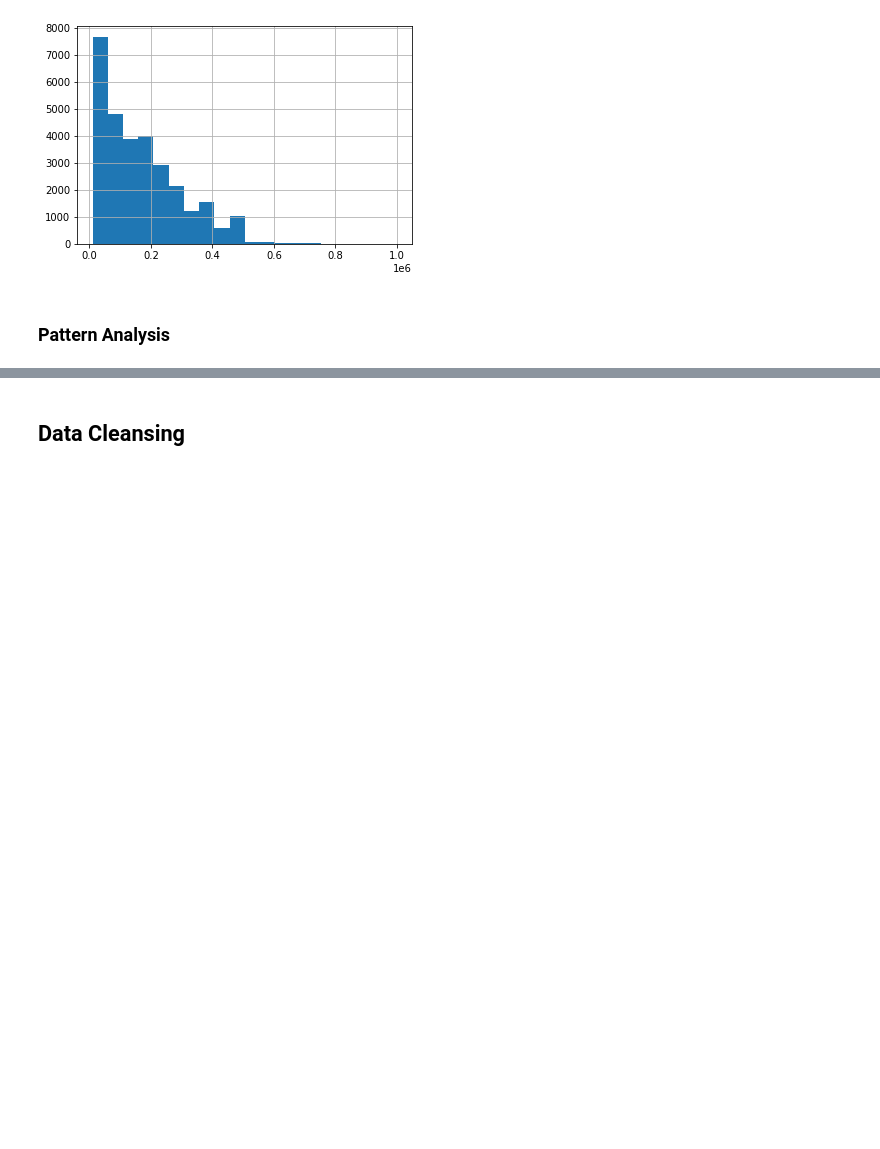
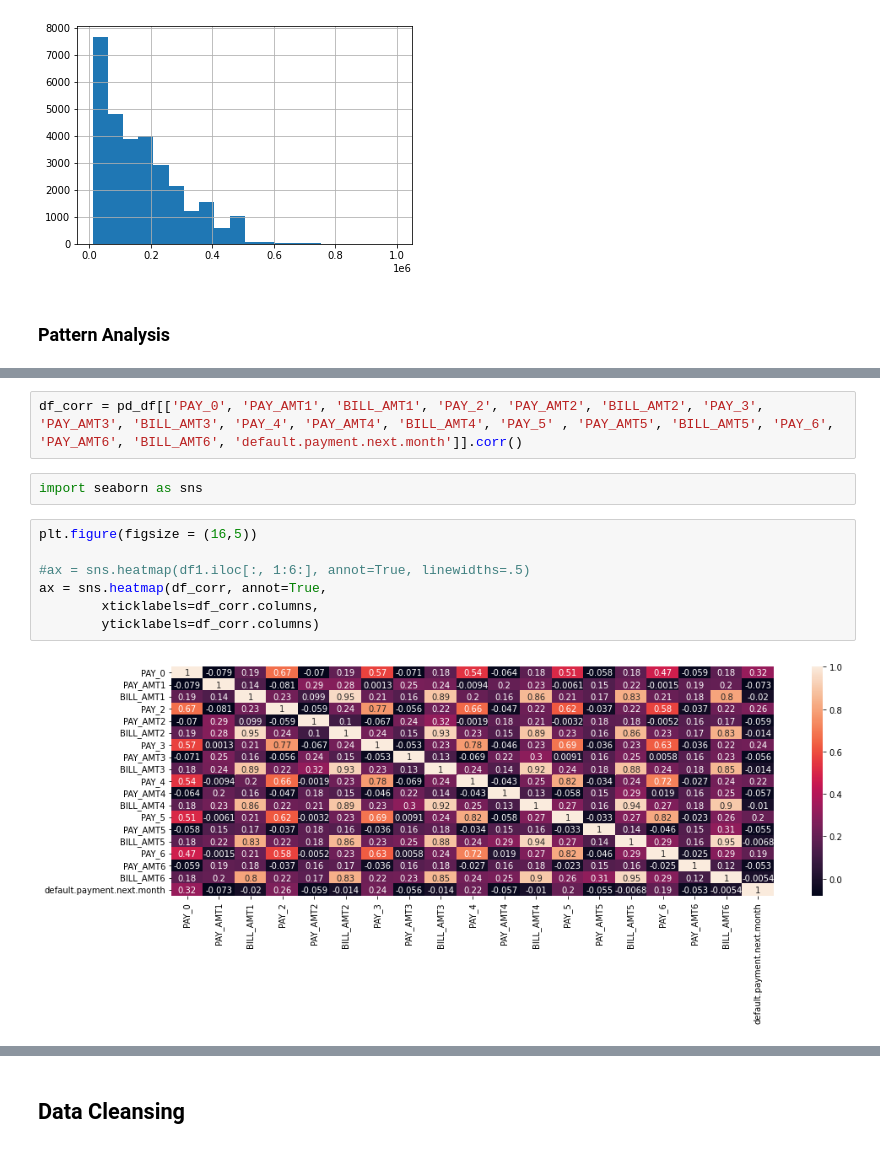
Before and after one commit to sivanvad/cml-primer, a Jupyter notebook: notebooks/Baseline_Model.ipynb, the cells around one changed output, grey strips where cells are left out. Drawn from its saved outputs; the diff is of its cells as text; blank space fills up the shorter version.

```diff
--- a/notebooks/Baseline_Model.ipynb
+++ b/notebooks/Baseline_Model.ipynb
@@ -233,0 +255,13 @@ pd_df[['PAY_AMT1', 'BILL_AMT1', 'PAY_AMT2', 'BILL_AMT2', 'PAY_AMT3', 'BILL_AMT3'
+# %%
+df_corr = pd_df[['PAY_0', 'PAY_AMT1', 'BILL_AMT1', 'PAY_2', 'PAY_AMT2', 'BILL_AMT2', 'PAY_3', 'PAY_AMT3', 'BILL_AMT3', 'PAY_4', 'PAY_AMT4', 'BILL_AMT4', 'PAY_5' , 'PAY_AMT5', 'BILL_AMT5', 'PAY_6', 'PAY_AMT6', 'BILL_AMT6', 'default.payment.next.month']].corr()
+# %%
+import seaborn as sns
+# %%
+plt.figure(figsize = (16,5))
+
+#ax = sns.heatmap(df1.iloc[:, 1:6:], annot=True, linewidths=.5)
+ax = sns.heatmap(df_corr, annot=True,
+        xticklabels=df_corr.columns,
+        yticklabels=df_corr.columns)
+# %% [output]
+[figure, added]
```
Also changed, not shown: parts of 12 cells of this notebook, 3 other files.
